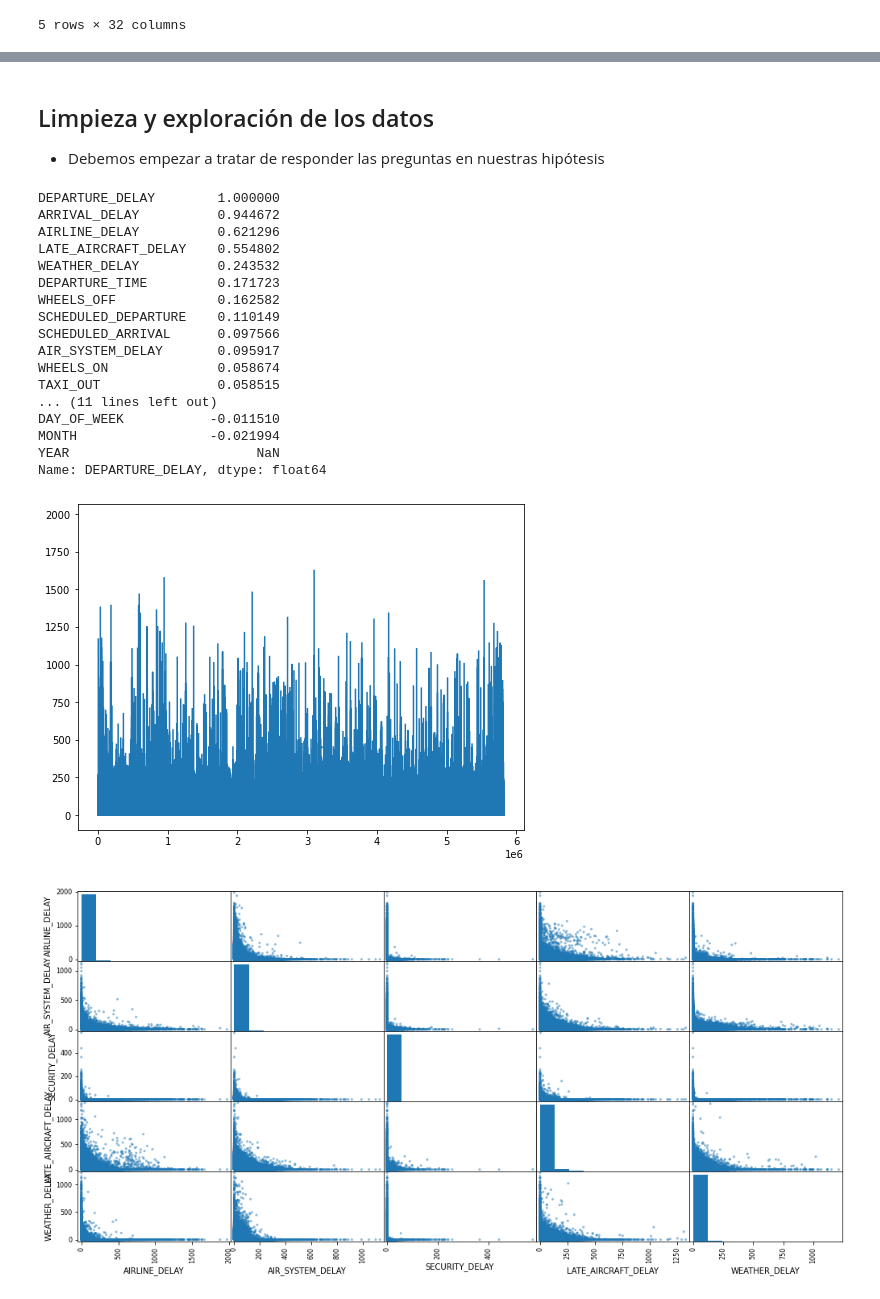
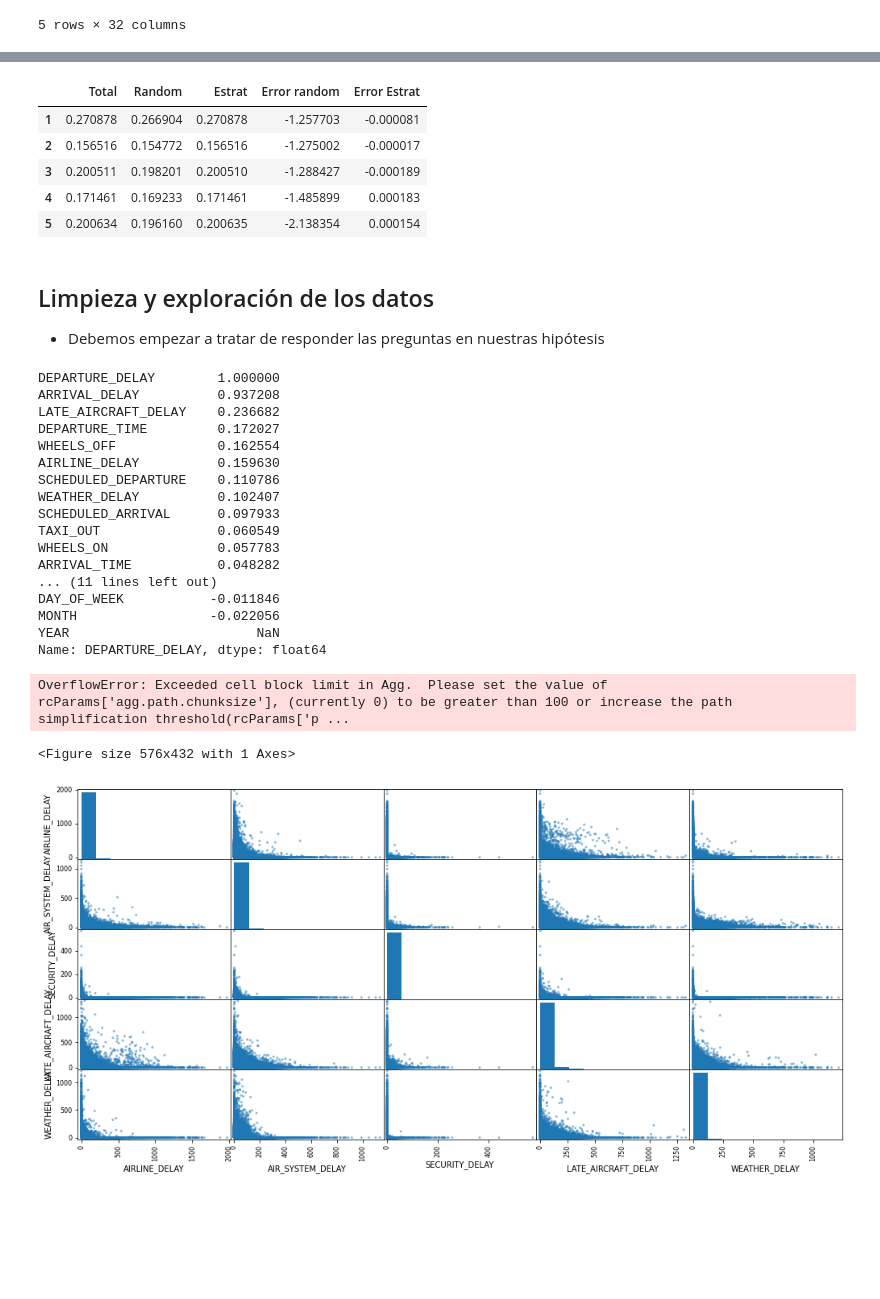
Before and after one commit to i0nathan/unaqds, a Jupyter notebook: flight_delay_prediction.ipynb, the cells around one changed output, grey strips where cells are left out. Drawn from its saved outputs; the diff is of its cells as text; code cells hidden in the pictures; blank space fills up the shorter version.

```diff
--- a/flight_delay_prediction.ipynb
+++ b/flight_delay_prediction.ipynb
@@ -401,32 +417,48 @@ def get_proportions(ds:pd.DataFrame):
+# %%
+# Comparacion de aleatorio contra estratificado con set de prueba
+total = get_proportions(fdf)
+aleatorio = get_proportions(rand_testing)
+estrat = get_proportions(strat_testing)
+pd.DataFrame({'Total': total, 'Random': aleatorio, 'Estrat': estrat,
+              'Error random':100*(alearorio-total)/total,
+              'Error Estrat':100*(estrat-total)/total})
+# %% [output]
+|  | Total | Random | Estrat | Error random | Error Estrat |
+| 1 | 0.270878 | 0.266904 | 0.270878 | -1.257703 | -0.000081 |
+| 2 | 0.156516 | 0.154772 | 0.156516 | -1.275002 | -0.000017 |
+| 3 | 0.200511 | 0.198201 | 0.200510 | -1.288427 | -0.000189 |
+| 4 | 0.171461 | 0.169233 | 0.171461 | -1.485899 | 0.000183 |
+| 5 | 0.200634 | 0.196160 | 0.200635 | -2.138354 | 0.000154 |
 # %% [markdown]
 ## Limpieza y exploración de los datos
 
 - Debemos empezar a tratar de responder las preguntas en nuestras hipótesis
 # %%
-flight_df.corr()["DEPARTURE_DELAY"].sort_values(ascending=False)
+fdf.corr()["DEPARTURE_DELAY"].sort_values(ascending=False)
 # %% [output]
 DEPARTURE_DELAY        1.000000
-ARRIVAL_DELAY          0.944672
-AIRLINE_DELAY          0.621296
-LATE_AIRCRAFT_DELAY    0.554802
-WEATHER_DELAY          0.243532
-DEPARTURE_TIME         0.171723
-WHEELS_OFF             0.162582
-SCHEDULED_DEPARTURE    0.110149
-SCHEDULED_ARRIVAL      0.097566
-AIR_SYSTEM_DELAY       0.095917
-WHEELS_ON              0.058674
-TAXI_OUT               0.058515
+ARRIVAL_DELAY          0.937208
+LATE_AIRCRAFT_DELAY    0.236682
+DEPARTURE_TIME         0.172027
+WHEELS_OFF             0.162554
+AIRLINE_DELAY          0.159630
+SCHEDULED_DEPARTURE    0.110786
+WEATHER_DELAY          0.102407
+SCHEDULED_ARRIVAL      0.097933
+TAXI_OUT               0.060549
+WHEELS_ON              0.057783
+ARRIVAL_TIME           0.048282
 ... (11 lines left out)
-DAY_OF_WEEK           -0.011510
-MONTH                 -0.021994
+DAY_OF_WEEK           -0.011846
+MONTH                 -0.022056
 YEAR                        NaN
 Name: DEPARTURE_DELAY, dtype: float64
 # %%
-flight_df['AIRLINE_DELAY'].plot(figsize=(8, 6))
+fdf['AIRLINE_DELAY'].plot(figsize=(8, 6))
 plt.show()
 # %% [output]
-[figure, removed]
+OverflowError: Exceeded cell block limit in Agg.  Please set the value of rcParams['agg.path.chunksize'], (currently 0) to be greater than 100 or increase the path simplification threshold(rcParams['p ...
+<Figure size 576x432 with 1 Axes>
 # %%
 from pandas.plotting import scatter_matrix
 
```
Also changed, not shown: parts of 5 cells of this notebook.
